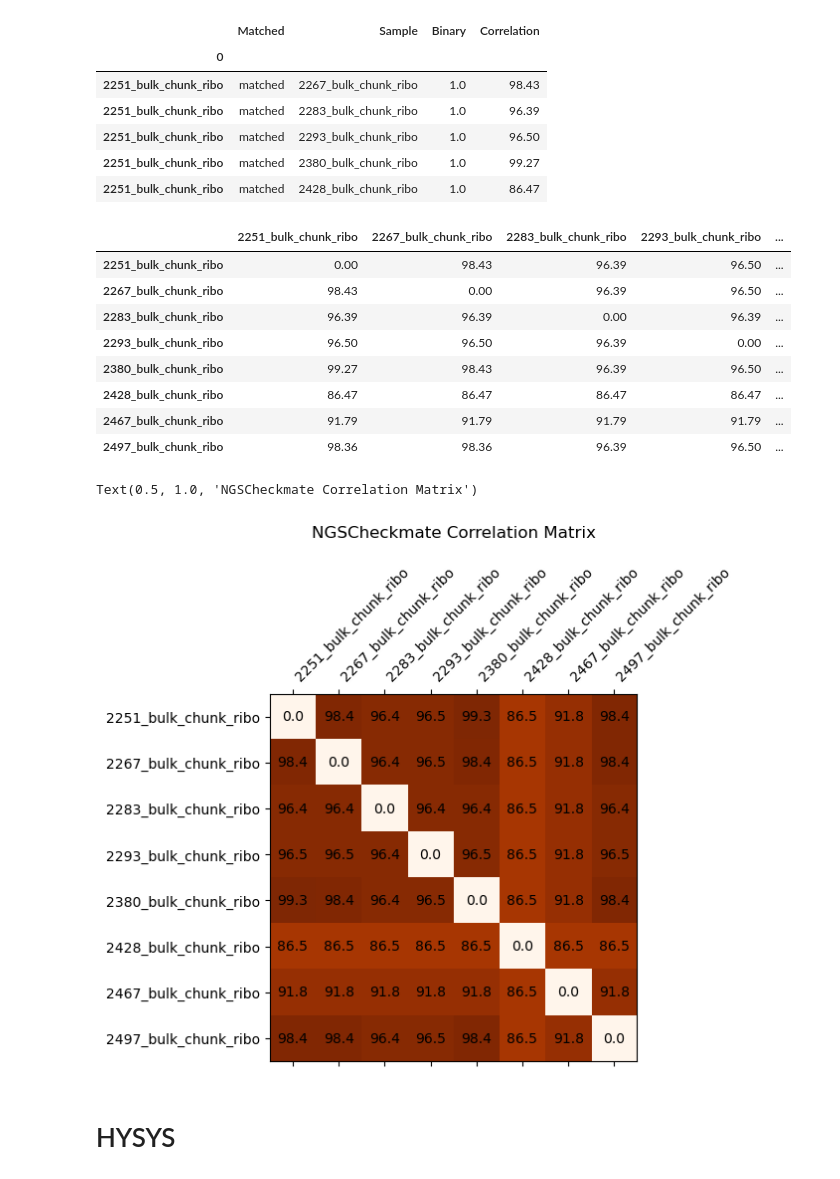
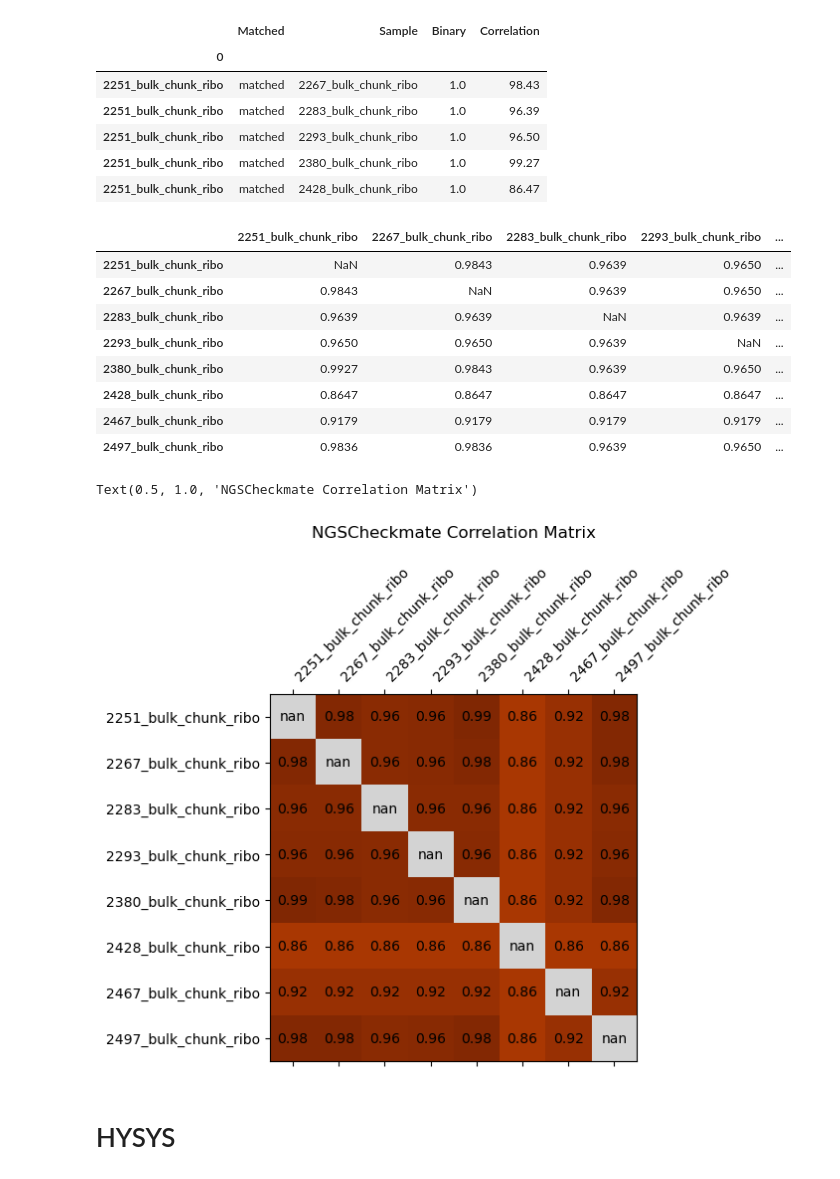
Before and after one commit to emma2207/hgsoc-reconstruction, a Jupyter notebook: sample_id_matching/scripts/experiment/eda.ipynb, the cells around one changed output. Saved outputs shown, nothing was run; the diff lists cells and outputs as text; code cells hidden in the pictures.

```diff
--- a/sample_id_matching/scripts/experiment/eda.ipynb
+++ b/sample_id_matching/scripts/experiment/eda.ipynb
@@ -84,16 +85,13 @@ def long_df_to_matrix_ngscheckmate(df):
         for y in df["Sample"].values:
             corr_value = df.loc[(df.index == x) & (df["Sample"] == y), "Correlation"]
             if not corr_value.empty:
-                matrix.at[y, x] = corr_value.values[0]
-                matrix.at[x, y] = corr_value.values[0]
+                matrix.at[y, x] = corr_value.values[0]/100
+                matrix.at[x, y] = corr_value.values[0]/100
 
     # Order rows and columns
     matrix = matrix[matrix.columns.sort_values()]
     matrix = matrix.reindex(sorted(matrix.index))
 
-    # Fill NaN with 0
-    matrix = matrix.fillna(0)
-
     return matrix
 # %%
 ngscheckmate_matrix = long_df_to_matrix_ngscheckmate(ngscheckmate_df)
@@ -101,33 +99,35 @@ ngscheckmate_matrix = long_df_to_matrix_ngscheckmate(ngscheckmate_df)
 ngscheckmate_matrix
 # %% [output]
 |  | 2251_bulk_chunk_ribo | 2267_bulk_chunk_ribo | 2283_bulk_chunk_ribo | 2293_bulk_chunk_ribo | ... |
-| 2251_bulk_chunk_ribo | 0.00 | 98.43 | 96.39 | 96.50 | ... |
-| 2267_bulk_chunk_ribo | 98.43 | 0.00 | 96.39 | 96.50 | ... |
-| 2283_bulk_chunk_ribo | 96.39 | 96.39 | 0.00 | 96.39 | ... |
-| 2293_bulk_chunk_ribo | 96.50 | 96.50 | 96.39 | 0.00 | ... |
-| 2380_bulk_chunk_ribo | 99.27 | 98.43 | 96.39 | 96.50 | ... |
-| 2428_bulk_chunk_ribo | 86.47 | 86.47 | 86.47 | 86.47 | ... |
-| 2467_bulk_chunk_ribo | 91.79 | 91.79 | 91.79 | 91.79 | ... |
-| 2497_bulk_chunk_ribo | 98.36 | 98.36 | 96.39 | 96.50 | ... |
+| 2251_bulk_chunk_ribo | NaN | 0.9843 | 0.9639 | 0.9650 | ... |
+| 2267_bulk_chunk_ribo | 0.9843 | NaN | 0.9639 | 0.9650 | ... |
+| 2283_bulk_chunk_ribo | 0.9639 | 0.9639 | NaN | 0.9639 | ... |
+| 2293_bulk_chunk_ribo | 0.9650 | 0.9650 | 0.9639 | NaN | ... |
+| 2380_bulk_chunk_ribo | 0.9927 | 0.9843 | 0.9639 | 0.9650 | ... |
+| 2428_bulk_chunk_ribo | 0.8647 | 0.8647 | 0.8647 | 0.8647 | ... |
+| 2467_bulk_chunk_ribo | 0.9179 | 0.9179 | 0.9179 | 0.9179 | ... |
+| 2497_bulk_chunk_ribo | 0.9836 | 0.9836 | 0.9639 | 0.9650 | ... |
 # %%
 fig, ax = plt.subplots()
-ax.matshow(ngscheckmate_matrix, cmap="Oranges")
+cmap = plt.cm.Oranges
+cmap.set_bad(color="lightgray")
+ax.matshow(ngscheckmate_matrix, cmap=cmap, vmin=0, vmax=1)
 
 for (i, j), z in np.ndenumerate(ngscheckmate_matrix):
-    ax.text(j, i, "{:.1f}".format(z), ha="center", va="center")
+    ax.text(j, i, "{:.2f}".format(z), ha="center", va="center")
 
 
 ax.set_xticks(np.arange(len(ngscheckmate_matrix.columns)))
 ax.set_yticks(np.arange(len(ngscheckmate_matrix.index)))
 ax.set_xticklabels(ngscheckmate_matrix.columns, rotation=45, ha="left")
 ax.set_yticklabels(ngscheckmate_matrix.index)
 ax.xaxis.set_label_position("top")
 # ax.set_xlabel("Samples")
 # ax.set_ylabel("Samples")
 ax.set_title("NGSCheckmate Correlation Matrix", pad=20)
 # %% [output]
 Text(0.5, 1.0, 'NGSCheckmate Correlation Matrix')
-[figure, old version]
+[figure, new version]
 # %%
 # fig.savefig(FIGURES_PATH + f"{dataset}_ngscheckmate_correlation_matrix.png", bbox_inches="tight", dpi=300)
 # fig.savefig(FIGURES_PATH + f"{dataset}_ngscheckmate_correlation_matrix.pdf", bbox_inches="tight", dpi=300)
```
Also changed, not shown: parts of 9 cells of this notebook.
